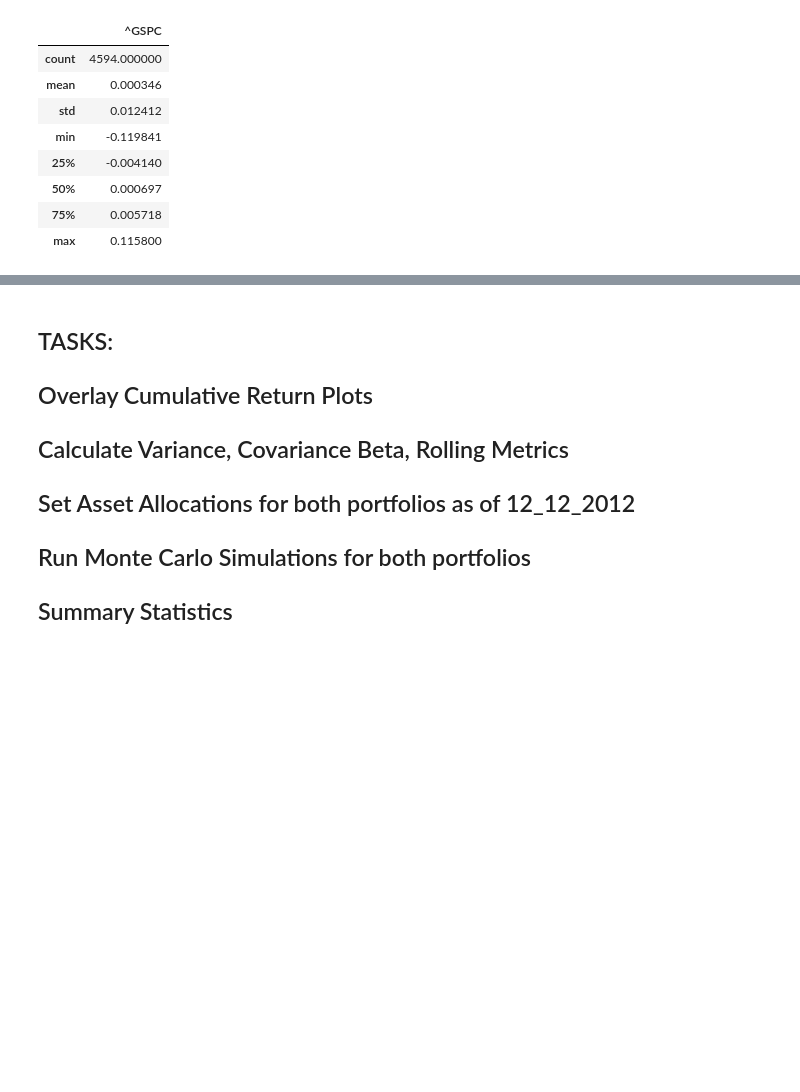
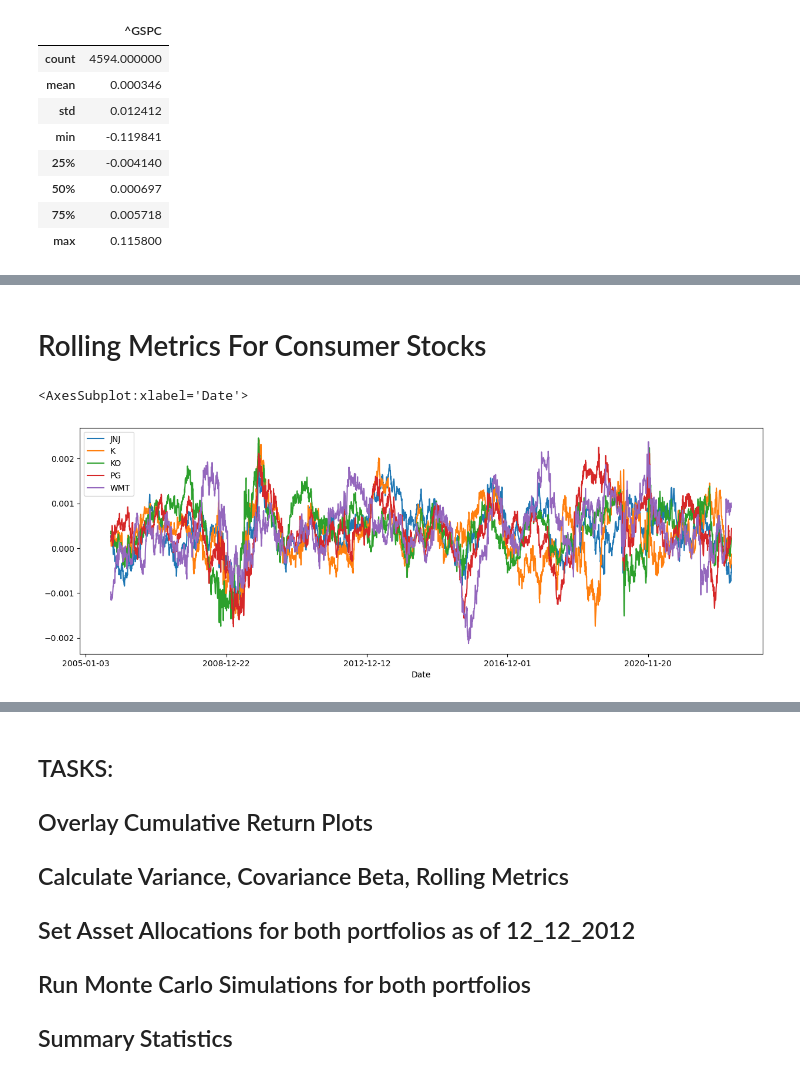
Before and after one commit to reiccv/Project_1_Portfolio_Analysis, a Jupyter notebook: Portfolio_Analysis_Tech_vs_Consumer.ipynb, the cells around one changed output, grey strips where cells are left out. Saved outputs shown, nothing was run; the diff lists cells and outputs as text; code cells hidden in the pictures; blank space fills up the shorter version.

```diff
--- a/Portfolio_Analysis_Tech_vs_Consumer.ipynb
+++ b/Portfolio_Analysis_Tech_vs_Consumer.ipynb
@@ -204,0 +278,7 @@ cumulative_returns_sp_500.plot(figsize=(20,6), title="S&P 500 Cumulative Returns
+# %% [markdown]
+# Rolling Metrics For Consumer Stocks
+# %%
+daily_returns_consumer_stocks.rolling(window=180).mean().plot(figsize=(15,5))
+# %% [output]
+<AxesSubplot:xlabel='Date'>
+[figure, added]
```
Also changed, not shown: parts of 24 cells of this notebook.
